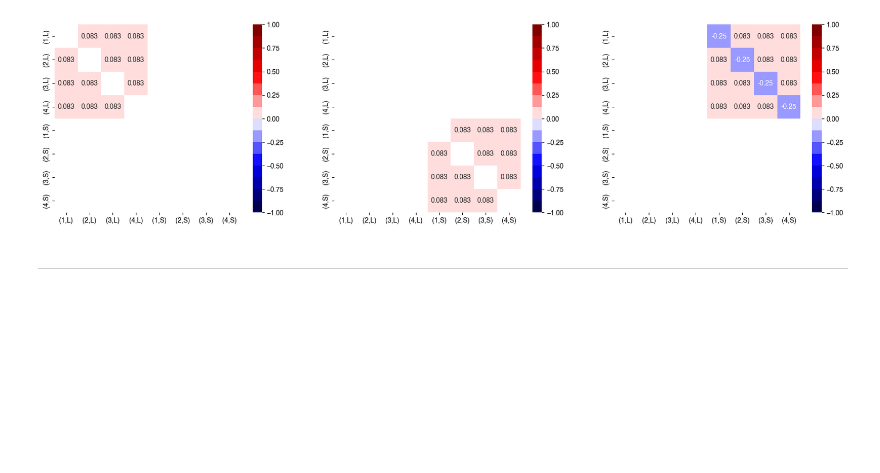
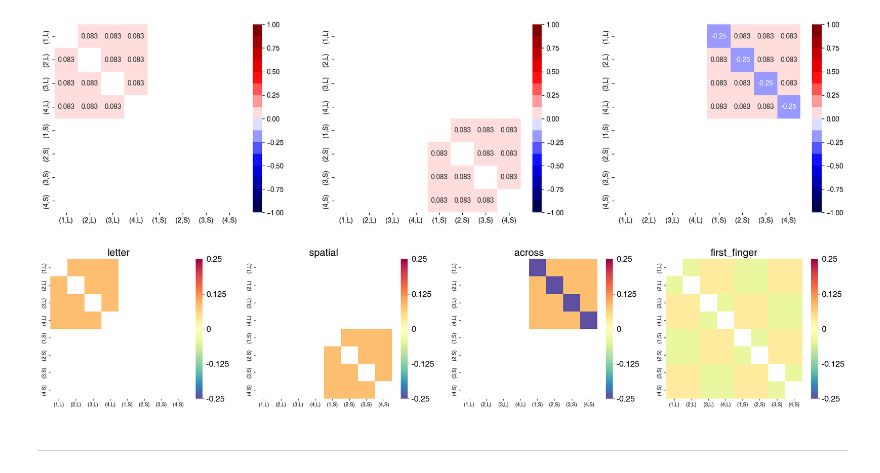
Before and after one commit to psb629/SeqSpatialSupp_fMRI, a Jupyter notebook: Notebook/glmsingle.searchlight.glm1.ipynb, the cells around one changed output. Cells and saved outputs as stored; diff of their text form; code cells hidden in the pictures; blank space fills up the shorter version.

```diff
--- a/Notebook/glmsingle.searchlight.glm1.ipynb
+++ b/Notebook/glmsingle.searchlight.glm1.ipynb
@@ -506,3 +506,39 @@ for ii, model in enumerate(tqdm(['letter', 'spatial', 'across'])):
     g.set_yticklabels(conditions[idx_arr])
 # %% [output]
 [figure]
+# %%
+ncols, nrows = 4,1
+fig, axs = plt.subplots(
+    nrows=nrows, ncols=ncols,
+    figsize=(7*ncols,5*nrows)
+)
+
+for ii, model in enumerate(tqdm(['letter', 'spatial', 'across', 'first_finger'])):
+    ## plot matrix
+    ax = axs[ii]
+    mat, mat_arr = return_mat(model)
+    g = sns.heatmap(
+        mat_arr,
+        cmap=sns.color_palette("Spectral_r", as_cmap=True),
+        annot=False,
+        vmin=-.25, vmax=.25,
+        ax=ax,
+        # cbar_kws={'fraction': 0.15*2}
+    )
+    g.set_xticklabels(conditions[idx_arr])
+    g.set_yticklabels(conditions[idx_arr])
+    g.set_title(model, fontsize=20)
+
+    ticks = [-1/4, -1/8, 0, 1/8, 1/4]
+    cbar = g.collections[0].colorbar
+    cbar.set_ticks(ticks)
+    ticklabels = ticks
+    # ticklabels = ['-1/4','-1/8','0','1/8','1/4']
+    # ticklabels = ['' for _ in range(len(ticks))]
+    cbar.set_ticklabels(ticklabels, fontsize=16)
+
+    cax = cbar.ax
+    pos = cax.get_position()
+    cax.set_position([pos.x0, pos.y0, pos.width, pos.height])
+# %% [output]
+[figure, added]
```
Also changed, not shown: parts of 2 cells of this notebook, 31 other files.
